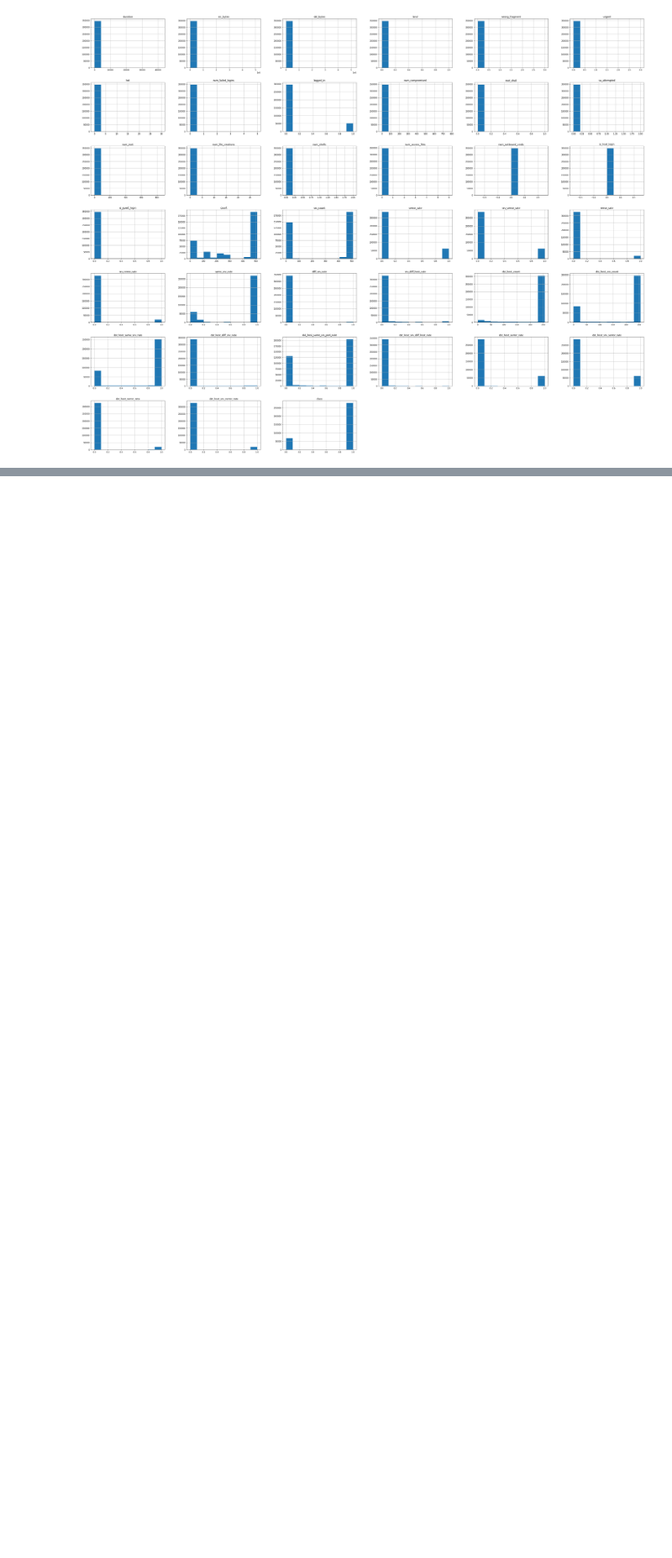
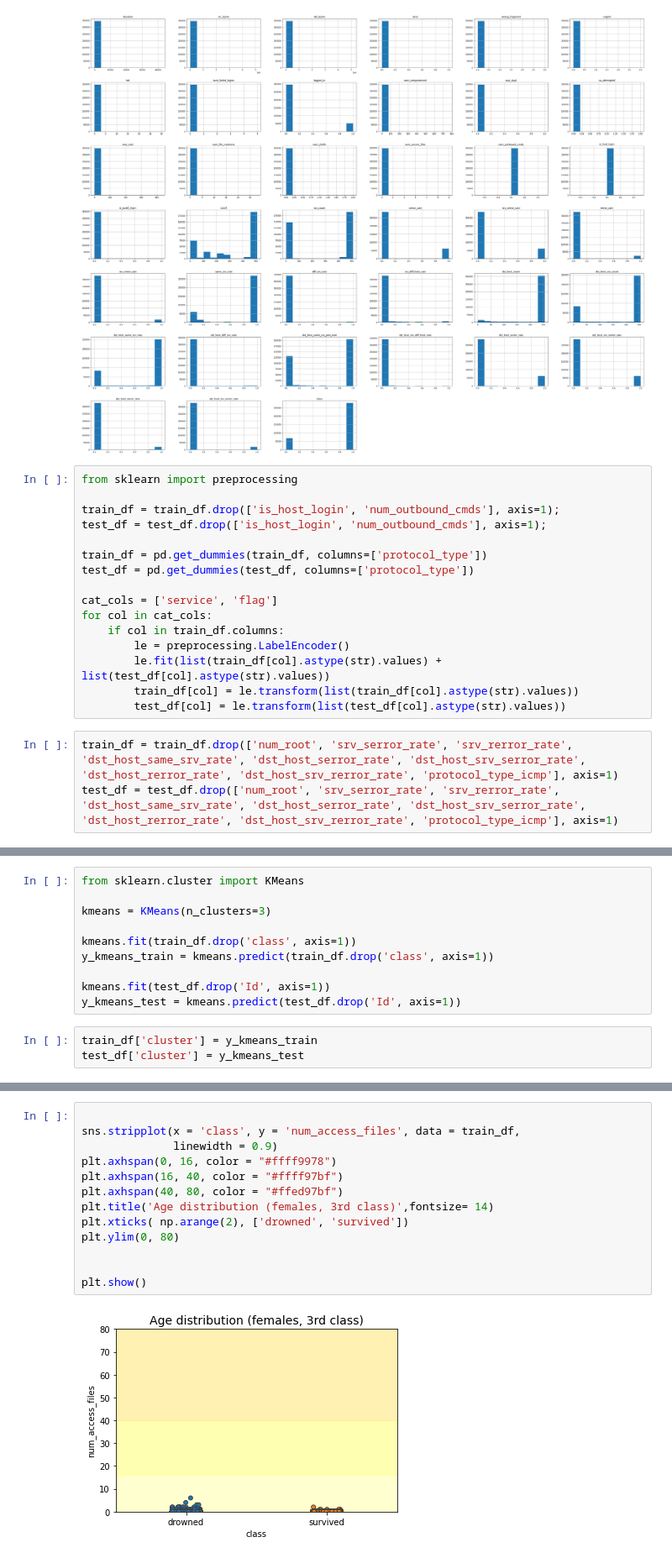
Before and after one commit to jnferreira/ADES-Kaggle, a Jupyter notebook: EDA.ipynb, the cells around one changed output, grey strips where cells are left out. Shown at 84% size. Saved outputs shown, nothing was run; the diff lists cells and outputs as text; blank space fills up the shorter version.

```diff
--- a/EDA.ipynb
+++ b/EDA.ipynb
@@ -233,3 +235,22 @@ array([[<AxesSubplot:title={'center':'duration'}>,
         <AxesSubplot:title={'center':'class'}>, <AxesSubplot:>,
         <AxesSubplot:>, <AxesSubplot:>]], dtype=object)
 [figure]
+# %%
+from sklearn import preprocessing
+
+train_df = train_df.drop(['is_host_login', 'num_outbound_cmds'], axis=1);
+test_df = test_df.drop(['is_host_login', 'num_outbound_cmds'], axis=1);
+
+train_df = pd.get_dummies(train_df, columns=['protocol_type'])
+test_df = pd.get_dummies(test_df, columns=['protocol_type'])
+
+cat_cols = ['service', 'flag']
+for col in cat_cols:
+    if col in train_df.columns:
+        le = preprocessing.LabelEncoder()
+        le.fit(list(train_df[col].astype(str).values) + list(test_df[col].astype(str).values))
+        train_df[col] = le.transform(list(train_df[col].astype(str).values))
+        test_df[col] = le.transform(list(test_df[col].astype(str).values))
+# %%
+train_df = train_df.drop(['num_root', 'srv_serror_rate', 'srv_rerror_rate', 'dst_host_same_srv_rate', 'dst_host_serror_rate', 'dst_host_srv_serror_rate', 'dst_host_rerror_rate', 'dst_host_srv_rerror_rate', 'protocol_type_icmp'], axis=1)
+test_df = test_df.drop(['num_root', 'srv_serror_rate', 'srv_rerror_rate', 'dst_host_same_srv_rate', 'dst_host_serror_rate', 'dst_host_srv_serror_rate', 'dst_host_rerror_rate', 'dst_host_srv_rerror_rate', 'protocol_type_icmp'], axis=1)
@@ -235,0 +313,13 @@ array([[<AxesSubplot:title={'center':'duration'}>,
+# %%
+from sklearn.cluster import KMeans
+
+kmeans = KMeans(n_clusters=3)
+
+kmeans.fit(train_df.drop('class', axis=1))
+y_kmeans_train = kmeans.predict(train_df.drop('class', axis=1))
+
+kmeans.fit(test_df.drop('Id', axis=1))
+y_kmeans_test = kmeans.predict(test_df.drop('Id', axis=1))
+# %%
+train_df['cluster'] = y_kmeans_train
+test_df['cluster'] = y_kmeans_test
@@ -235,0 +333,15 @@ array([[<AxesSubplot:title={'center':'duration'}>,
+# %%
+
+sns.stripplot(x = 'class', y = 'num_access_files', data = train_df,
+              linewidth = 0.9)
+plt.axhspan(0, 16, color = "#ffff9978")
+plt.axhspan(16, 40, color = "#ffff97bf")
+plt.axhspan(40, 80, color = "#ffed97bf")
+plt.title('Age distribution (females, 3rd class)',fontsize= 14)
+plt.xticks( np.arange(2), ['drowned', 'survived'])
+plt.ylim(0, 80)
+
+
+plt.show()
+# %% [output]
+[figure, added]
```
Also changed, not shown: parts of 13 cells of this notebook, 10 other files.
